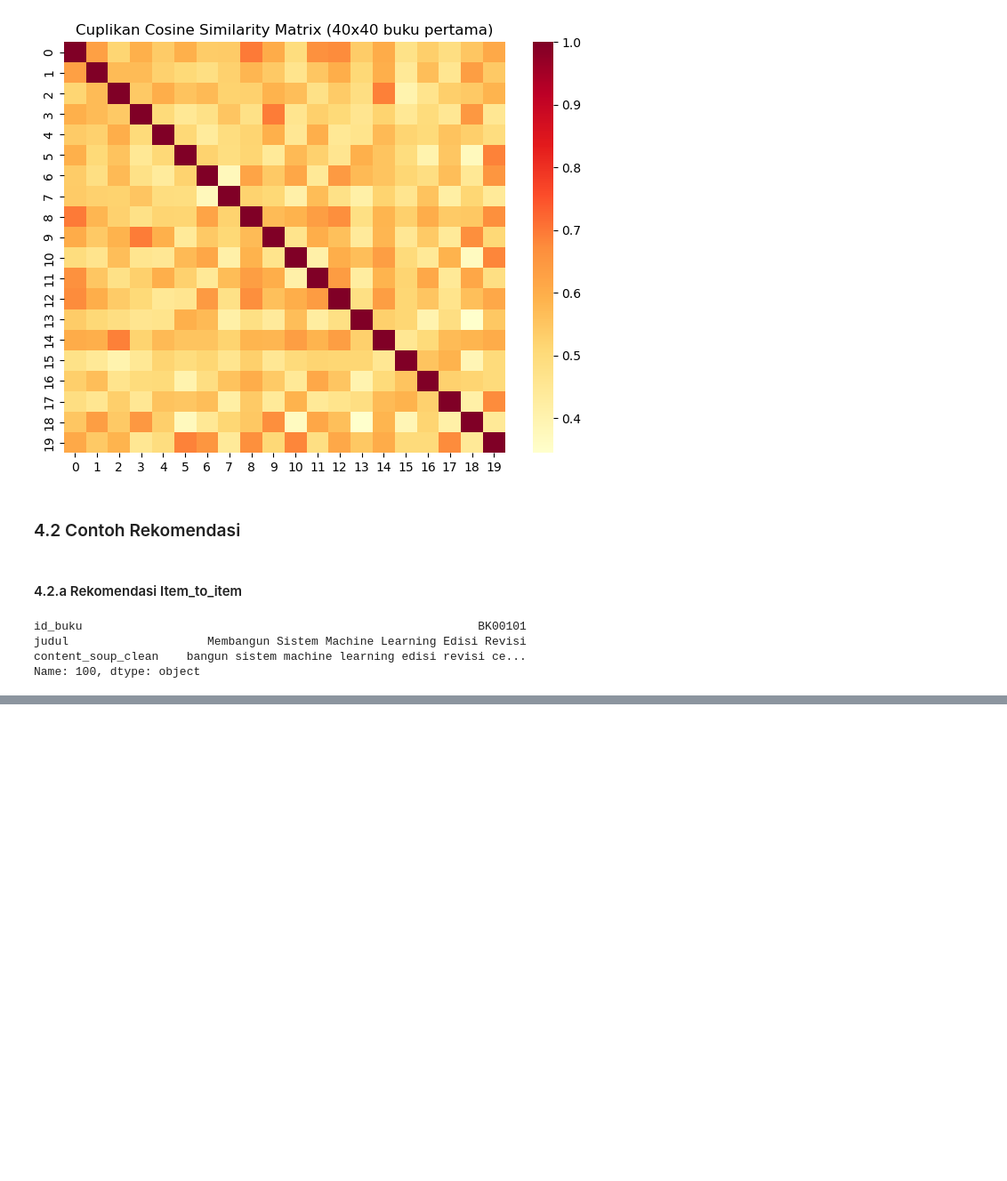
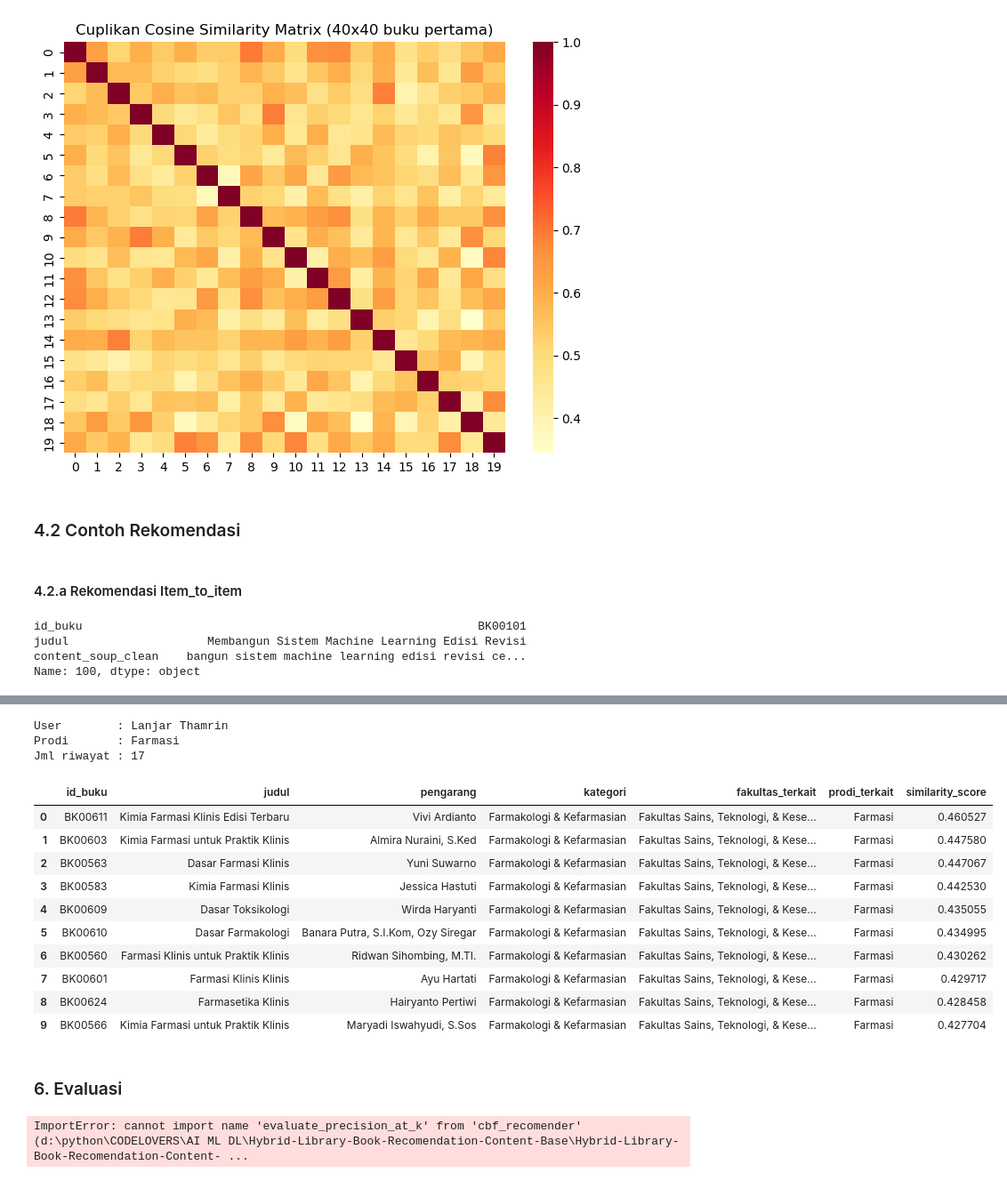
Before and after one commit to mayanggumelarr/Hybrid-Library-Book-Recomendation-Content-Base-Filtering, a Jupyter notebook: cbf-book-rec.ipynb, the cells around one changed output, grey strips where cells are left out. Shown at 89% size. Cells and saved outputs as stored; diff of their text form; code cells hidden in the pictures; blank space fills up the shorter version.

Commit message:
Update notebook
Evaluasi path

```diff
--- a/cbf-book-rec.ipynb
+++ b/cbf-book-rec.ipynb
@@ -814,0 +833,7 @@ Kategori []   : Kecerdasan Buatan & Data Science
+# %%
+# Ambil User
+user_aktif = 'USR00267'
+
+# Ambil Riwayat Buku yang pernah dipinjam
+riwayat = df_trs[df_trs['id_user'] == user_aktif]['id_buku'].tolist()
+riwayat
@@ -814,0 +858,39 @@ Kategori []   : Kecerdasan Buatan & Data Science
+# %%
+info_user = df_user[df_user['id_user'] == user_aktif].iloc[0]
+print('User        :', info_user['nama'])
+print('Prodi       :', info_user['prodi'])
+print('Jml riwayat :', len(riwayat))
+print()
+
+recommender.recommend_by_user_profile(riwayat, top_n=10)
+# %% [output]
+User        : Lanjar Thamrin
+Prodi       : Farmasi
+Jml riwayat : 17
+|  | id_buku | judul | pengarang | kategori | fakultas_terkait | prodi_terkait | similarity_score |
+| 0 | BK00611 | Kimia Farmasi Klinis Edisi Terbaru | Vivi Ardianto | Farmakologi & Kefarmasian | Fakultas Sains, Teknologi, & Kese... | Farmasi | 0.460527 |
+| 1 | BK00603 | Kimia Farmasi untuk Praktik Klinis | Almira Nuraini, S.Ked | Farmakologi & Kefarmasian | Fakultas Sains, Teknologi, & Kese... | Farmasi | 0.447580 |
+| 2 | BK00563 | Dasar Farmasi Klinis | Yuni Suwarno | Farmakologi & Kefarmasian | Fakultas Sains, Teknologi, & Kese... | Farmasi | 0.447067 |
+| 3 | BK00583 | Kimia Farmasi Klinis | Jessica Hastuti | Farmakologi & Kefarmasian | Fakultas Sains, Teknologi, & Kese... | Farmasi | 0.442530 |
+| 4 | BK00609 | Dasar Toksikologi | Wirda Haryanti | Farmakologi & Kefarmasian | Fakultas Sains, Teknologi, & Kese... | Farmasi | 0.435055 |
+| 5 | BK00610 | Dasar Farmakologi | Banara Putra, S.I.Kom, Ozy Siregar | Farmakologi & Kefarmasian | Fakultas Sains, Teknologi, & Kese... | Farmasi | 0.434995 |
+| 6 | BK00560 | Farmasi Klinis untuk Praktik Klinis | Ridwan Sihombing, M.TI. | Farmakologi & Kefarmasian | Fakultas Sains, Teknologi, & Kese... | Farmasi | 0.430262 |
+| 7 | BK00601 | Farmasi Klinis Klinis | Ayu Hartati | Farmakologi & Kefarmasian | Fakultas Sains, Teknologi, & Kese... | Farmasi | 0.429717 |
+| 8 | BK00624 | Farmasetika Klinis | Hairyanto Pertiwi | Farmakologi & Kefarmasian | Fakultas Sains, Teknologi, & Kese... | Farmasi | 0.428458 |
+| 9 | BK00566 | Kimia Farmasi untuk Praktik Klinis | Maryadi Iswahyudi, S.Sos | Farmakologi & Kefarmasian | Fakultas Sains, Teknologi, & Kese... | Farmasi | 0.427704 |
+# %% [markdown]
+### 6. Evaluasi
+# %%
+from cbf_recomender import evaluate_precision_at_k, evaluate_category_relevance_at_k
+import sys
+
+hasil_exact = evaluate_precision_at_k(recommender, df_trs, k=10, sample_user=200)
+hasil_kategori = evaluate_category_relevance_at_k(recommender, df_trs, k=10, sample_user=200)
+
+print('=== Precision@10 (exact-match buku) ===')
+print(hasil_exact)
+print()
+print('=== Relevansi Kategori @10 ===')
+print(hasil_kategori)
+# %% [output]
+ImportError: cannot import name 'evaluate_precision_at_k' from 'cbf_recomender' (d:\python\CODELOVERS\AI ML DL\Hybrid-Library-Book-Recomendation-Content-Base\Hybrid-Library-Book-Recomendation-Content- ...
```
Also changed, not shown: parts of 3 cells of this notebook, 1 other file.
